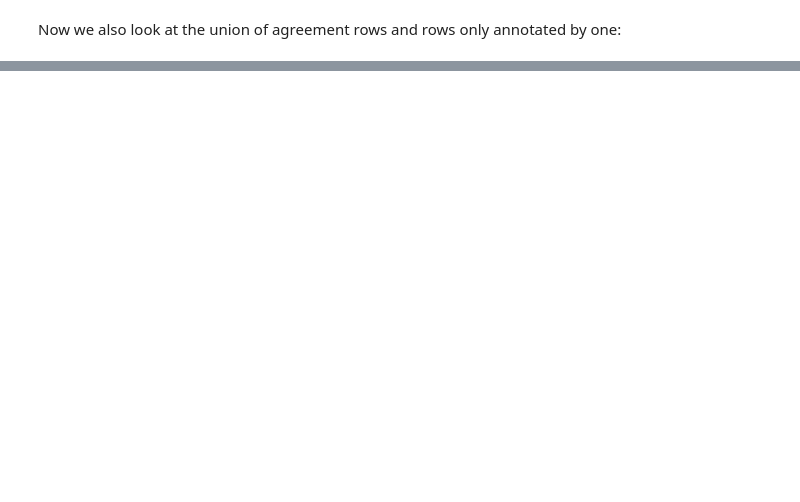
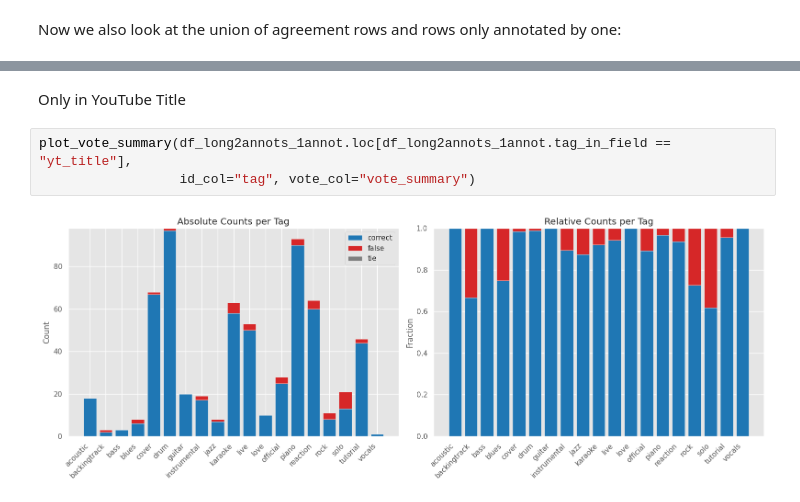
Before and after one commit to progsi/divers_dataset, a Jupyter notebook: tag_quality.ipynb, the cells around one changed output, grey strips where cells are left out. Cells and saved outputs as stored; diff of their text form; blank space fills up the shorter version.

```diff
--- a/tag_quality.ipynb
+++ b/tag_quality.ipynb
@@ -233,0 +326,7 @@ plot_tag_correct(df_one_or_agree_annots)
+# %% [markdown]
+Only in YouTube Title
+# %%
+plot_vote_summary(df_long2annots_1annot.loc[df_long2annots_1annot.tag_in_field == "yt_title"],
+                  id_col="tag", vote_col="vote_summary")
+# %% [output]
+[figure, added]
```
Also changed, not shown: parts of 17 cells of this notebook.
